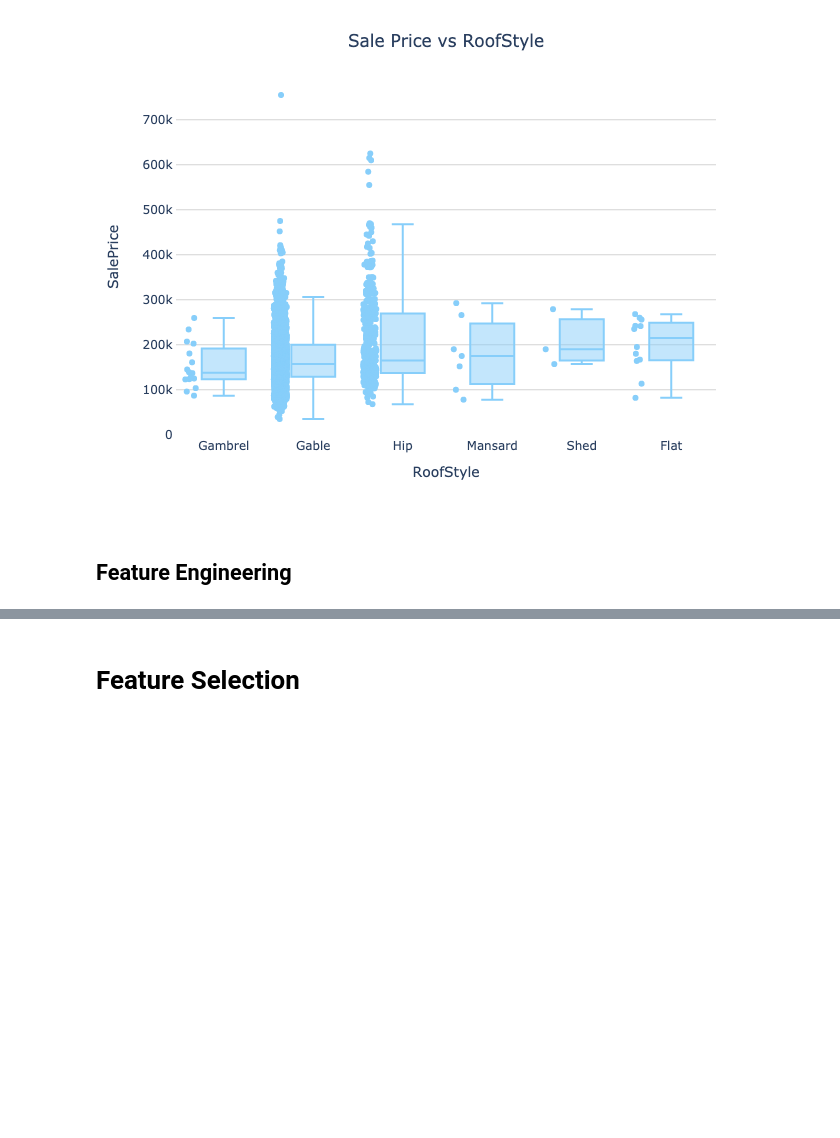
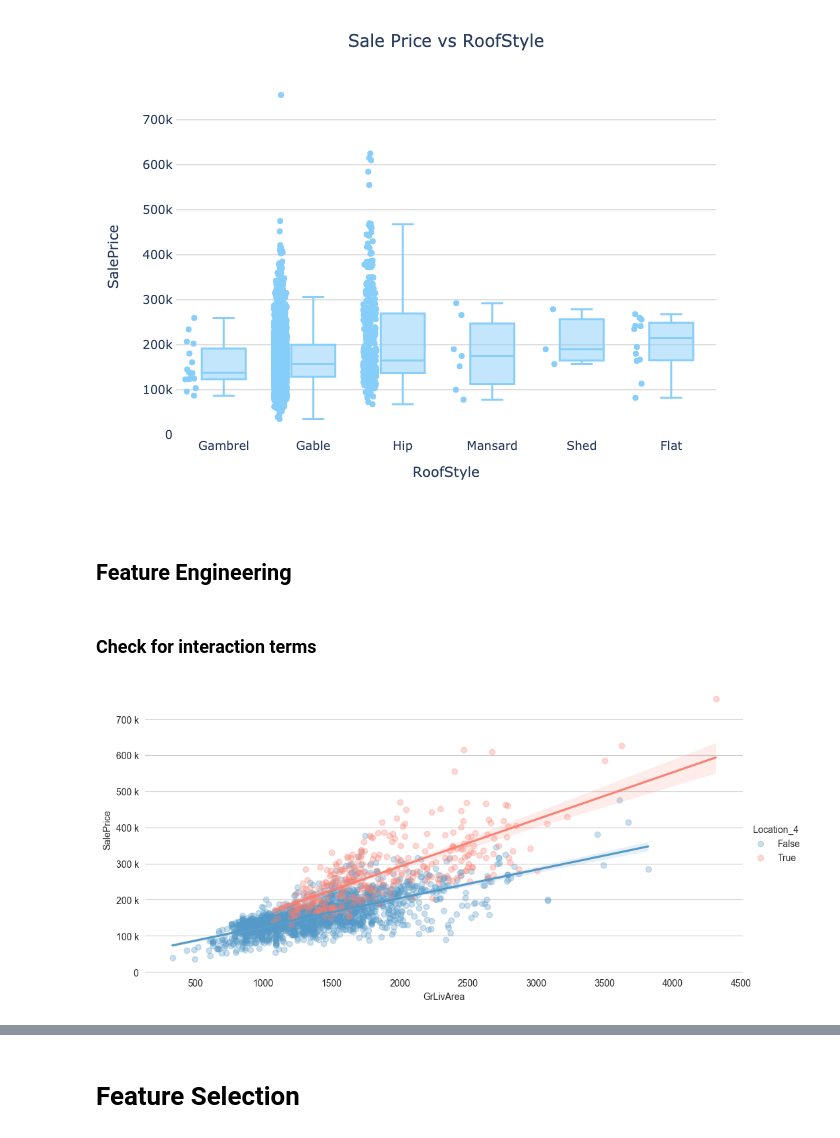
Before and after one commit to franciscapalacios/housing_project, a Jupyter notebook: Preprocessing.ipynb, the cells around one changed output, grey strips where cells are left out. Saved outputs shown, nothing was run; the diff lists cells and outputs as text; code cells hidden in the pictures; blank space fills up the shorter version.

Commit message:
Interaction terms

```diff
--- a/Preprocessing.ipynb
+++ b/Preprocessing.ipynb
@@ -303,3 +307,27 @@ df_2010 = encode_ordinal(df_2010)
 # Dummies Location and BldgType features
 df = dummify_features(df)
 df_2010 = dummify_features(df_2010)
+# %% [markdown]
+### Check for interaction terms
+# %%
+palette = {
+    '#FA8072',
+    '#5499C7'
+}
+
+g = sns.lmplot(
+            x="GrLivArea",
+            y="SalePrice",
+            data=df,
+            hue='Location_4',
+            aspect=2,
+            scatter_kws={'alpha':0.3},
+            palette=palette)
+
+sns.despine(left=True, bottom=True)
+ax = g.axes[0,0]
+ax.set_title('')
+ax.xaxis.grid(False)
+ax.yaxis.set_major_formatter(ticker.EngFormatter())
+# %% [output]
+[figure, added]
```
Also changed, not shown: parts of 12 cells of this notebook, 2 other files.
